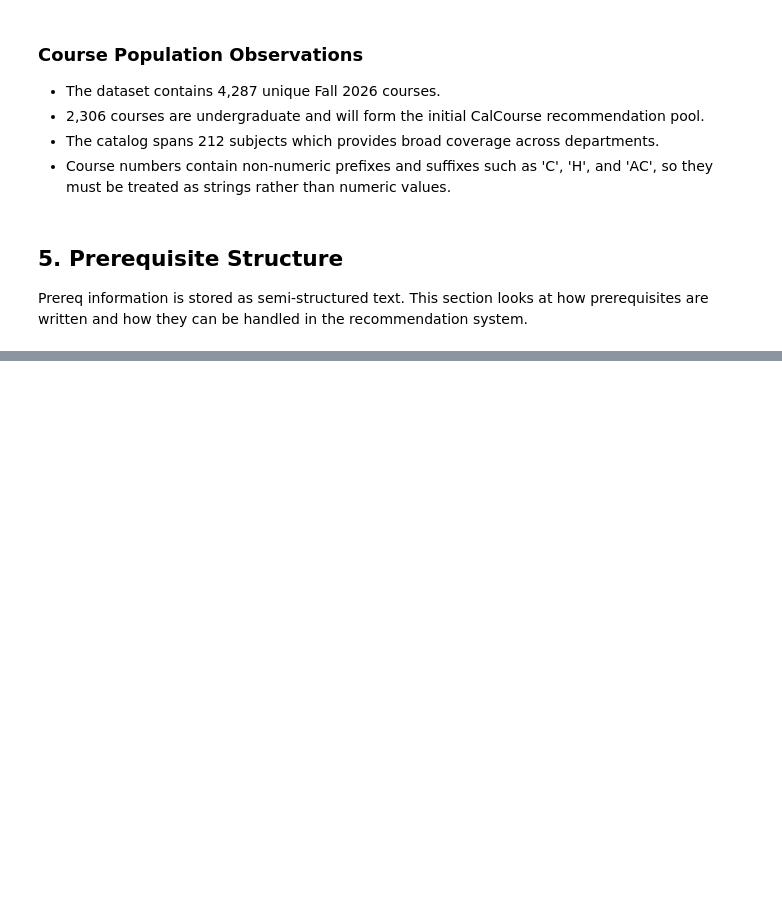
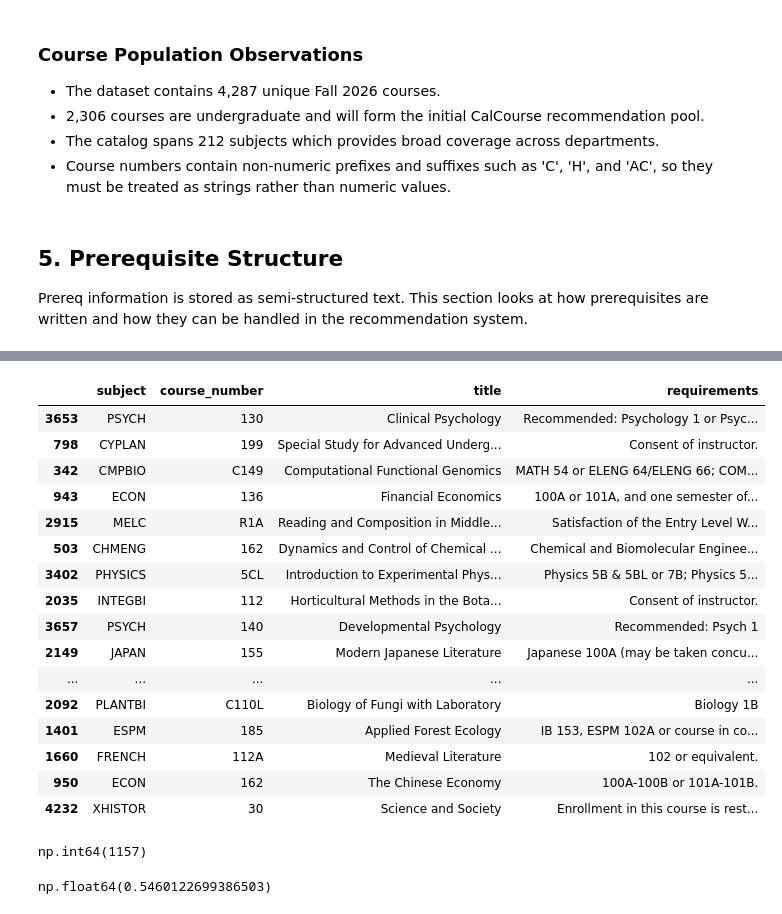
Before and after one commit to keskaory/CalCourse, a Jupyter notebook: notebooks/01_eda.ipynb, the cells around one changed output, grey strips where cells are left out. Saved outputs shown, nothing was run; the diff lists cells and outputs as text; code cells hidden in the pictures; blank space fills up the shorter version.

```diff
--- a/notebooks/01_eda.ipynb
+++ b/notebooks/01_eda.ipynb
@@ -92,0 +405,36 @@ ug.loc[
+# %%
+prereq_sample = recommendable_v1.loc[
+    recommendable_v1["requirements"].notna(),
+    ["subject", "course_number", "title", "requirements"]
+].sample(
+    30,
+    random_state=42
+)
+
+prereq_sample
+# %% [output]
+|  | subject | course_number | title | requirements |
+| 3653 | PSYCH | 130 | Clinical Psychology | Recommended: Psychology 1 or Psyc... |
+| 798 | CYPLAN | 199 | Special Study for Advanced Underg... | Consent of instructor. |
+| 342 | CMPBIO | C149 | Computational Functional Genomics | MATH 54 or ELENG 64/ELENG 66; COM... |
+| 943 | ECON | 136 | Financial Economics | 100A or 101A, and one semester of... |
+| 2915 | MELC | R1A | Reading and Composition in Middle... | Satisfaction of the Entry Level W... |
+| 503 | CHMENG | 162 | Dynamics and Control of Chemical ... | Chemical and Biomolecular Enginee... |
+| 3402 | PHYSICS | 5CL | Introduction to Experimental Phys... | Physics 5B & 5BL or 7B; Physics 5... |
+| 2035 | INTEGBI | 112 | Horticultural Methods in the Bota... | Consent of instructor. |
+| 3657 | PSYCH | 140 | Developmental Psychology | Recommended: Psych 1 |
+| 2149 | JAPAN | 155 | Modern Japanese Literature | Japanese 100A (may be taken concu... |
+| ... | ... | ... | ... | ... |
+| 2092 | PLANTBI | C110L | Biology of Fungi with Laboratory | Biology 1B |
+| 1401 | ESPM | 185 | Applied Forest Ecology | IB 153, ESPM 102A or course in co... |
+| 1660 | FRENCH | 112A | Medieval Literature | 102 or equivalent. |
+| 950 | ECON | 162 | The Chinese Economy | 100A-100B or 101A-101B. |
+| 4232 | XHISTOR | 30 | Science and Society | Enrollment in this course is rest... |
+# %%
+recommendable_v1["requirements"].notna().sum()
+# %% [output]
+np.int64(1157)
+# %%
+recommendable_v1["requirements"].notna().mean()
+# %% [output]
+np.float64(0.5460122699386503)
```
Also changed, not shown: parts of 33 cells of this notebook, 1 other file.
